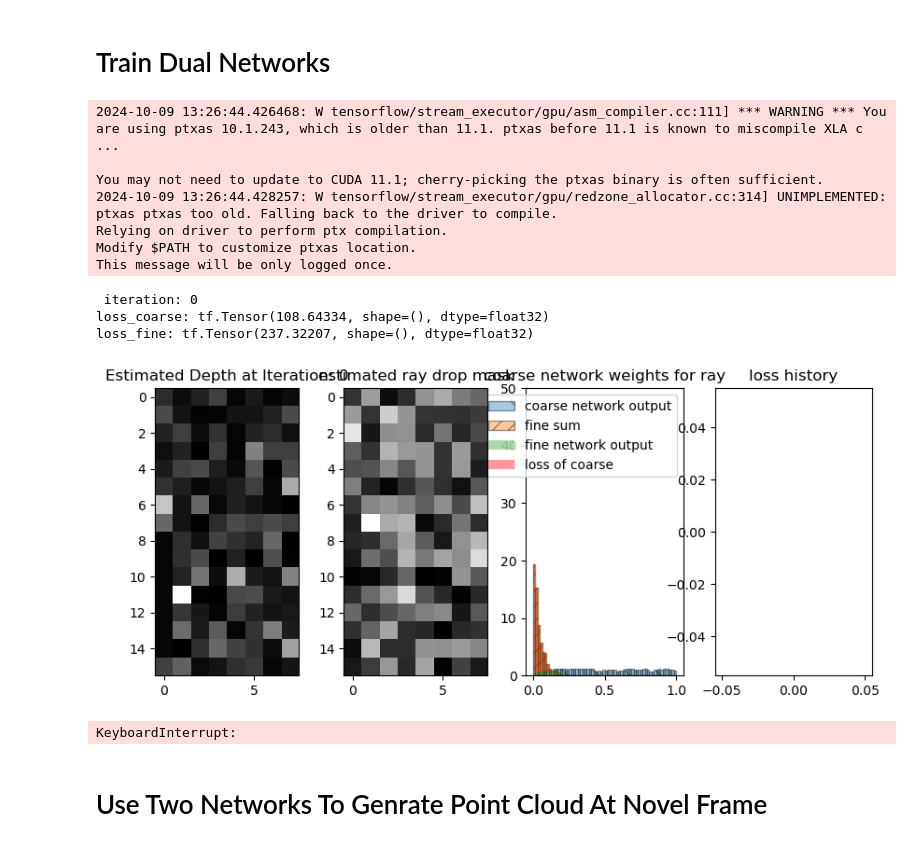
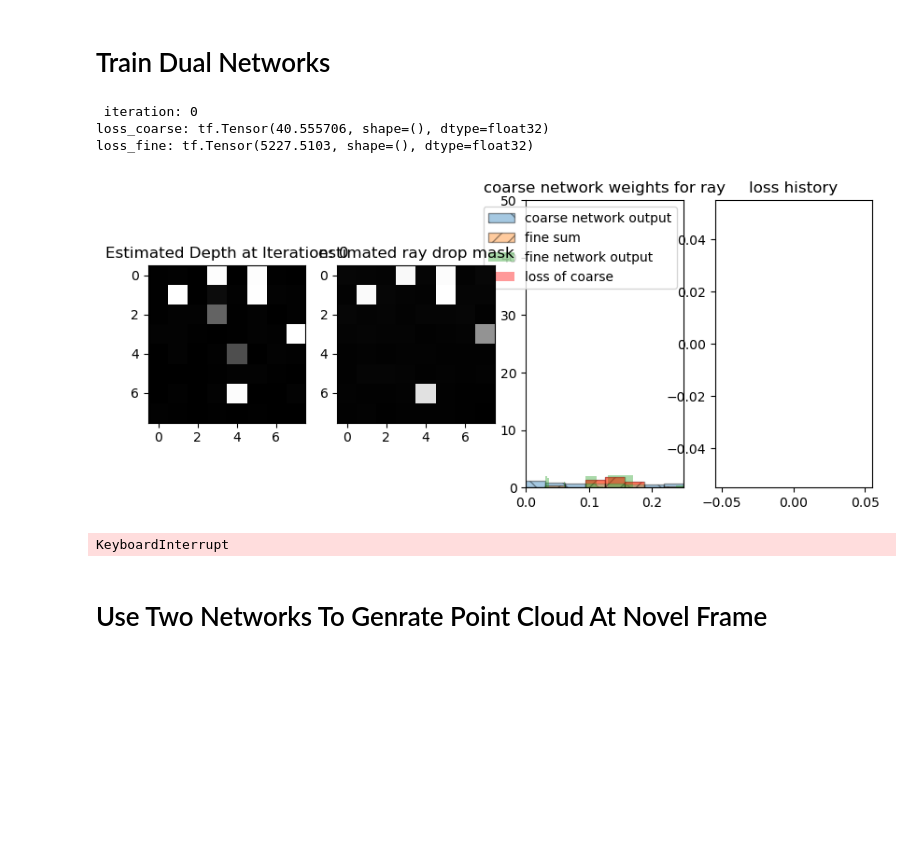
Before and after one commit to mcdermatt/ASAR, a Jupyter notebook: v3/nerf/coarseToFine.ipynb, the cells around one changed output. Drawn from its saved outputs; the diff is of its cells as text; code cells hidden in the pictures; blank space fills up the shorter version.

```diff
--- a/v3/nerf/coarseToFine.ipynb
+++ b/v3/nerf/coarseToFine.ipynb
@@ -1942,40 +2108,39 @@ ax[2].imshow(mask)
 # %%
 from lidar_nerf_utils import *
 from coarse_network_utils import*
-# tf.config.run_functions_eagerly(True)
-# tf.config.run_functions_eagerly(False)
 
 model_coarse = init_model_proposal()
 model_fine = init_model()
-model_fine = model #warm start from previous training loop
+# model_fine = model #warm start from previous training loop
 loss_hist = np.zeros([0])
 
 # optimizer_coarse = tf.keras.optimizers.Adam(1e-3)
 # optimizer_coarse = tf.keras.optimizers.Adam(1e-4)
 # optimizer_coarse = tf.keras.optimizers.Adam(5e-5)
-# optimizer_coarse = tf.keras.optimizers.Adam(1e-5)
+optimizer_coarse = tf.keras.optimizers.Adam(1e-5)
 # optimizer_coarse = tf.keras.optimizers.Adam(5e-6)
 # optimizer_coarse = tf.keras.optimizers.Adam(1e-6)
-optimizer_coarse = tf.keras.optimizers.Adam(1e-7)
+# optimizer_coarse = tf.keras.optimizers.Adam(1e-9)
 
 # optimizer_fine = tf.keras.optimizers.Adam(5e-4)
 # optimizer_fine = tf.keras.optimizers.Adam(1e-4)
 # optimizer_fine = tf.keras.optimizers.Adam(5e-5)
 # optimizer_fine = tf.keras.optimizers.Adam(2.5e-5)
-# optimizer_fine = tf.keras.optimizers.Adam(1e-5)
+optimizer_fine = tf.keras.optimizers.Adam(1e-5)
 # optimizer_fine = tf.keras.optimizers.Adam(5e-6)
-# optimizer_fine = tf.keras.optimizers.Adam(1e-6)
-optimizer_fine = tf.keras.optimizers.Adam(1e-7)
+# optimizer_fine = tf.keras.optimizers.Adam(2.5e-6)
+# optimizer_fine = tf.keras.optimizers.Adam(1e-6) # <---
+# optimizer_fine = tf.keras.optimizers.Adam(1e-7)
 
 
 n_bins_fine = 128 #512 #128
-n_bins_coarse = 64 #64 #32
+n_bins_coarse = 32 #64 #32
 near=0.
 far=1.
 N_iters = 1_000_000 #5_000
 psnrs = []
 iternums = []
-i_plot = 256 #256
+i_plot = 128 #256
 
 n_rots = 128 #128 #number of horizontal patches per 2*pi
 n_vert_patches = 1 #8 #number of vertical patches between phimin and phimax
@@ -1998,7 +2163,7 @@ for i in range(N_iters):
 
     #break up scans vertically at train time
     # this works but make sure to drop the LR proportionally!
-    patch_height = 16 #16
+    patch_height = 8 #16
     vert_crop_start = np.random.randint(0,H - patch_height - 1)
     vert_crop_end = vert_crop_start + patch_height
     target = images[img_i,vert_crop_start:vert_crop_end,:,:1]
@@ -2055,6 +2220,9 @@ for i in range(N_iters):
 
         #per mip-nerf 360, calculate fine losss first
         loss_fine = calculate_loss(depth, ray_drop, target, target_drop_mask, CDF = CDF, gtCDF = gtCDF)
+        #for benchmarking-- run traditional "direct depth" loss
+#         loss_fine = calculate_loss_Mai_City(depth, ray_drop, target, target_drop_mask)
+
         weights_fine_stopped = tf.stop_gradient(weights_fine)
 
         loss_coarse, fine_sum = calculate_loss_coarse_network(z_vals_coarse[:,:,:,0],
@@ -2092,58 +2260,43 @@ for i in range(N_iters):
         print("loss_fine:", loss_fine)
         mask = tf.cast(fine_sum > weights_coarse[:,:,:,0], tf.float32)
         L_along_ray = mask * (fine_sum - weights_coarse[:,:,:,0]) * width_coarse[:,:,:,0]
-#         print("weights_coarse outside", weights_coarse[0,0,:,0])
-#         print("weights_fine", weights_fine[0,0,:])
-#         print("fine_sum outside", fine_sum[0,0,:])
-#         print("L along ray", L_along_ray[0,0,:])
-#         print("mask outside: \n", mask[0,0,:])
-#         print("z_vals_coarse \n", z_vals_coarse[0,0,:,0])
-#         print("width_coarse \n", width_coarse[0,0,:,0])
-#         print("z_vals_fine \n", z_vals_fine[0,0,:,0])
-#         print("width_fine \n", width_fine[0,0,:])
 
         look_at = 0
         p.figure(figsize=(10,4))
         p.subplot(141)
         p.imshow(depth,cmap = "gray")#, norm='log')
         p.title(f'Estimated Depth at Iteration: {i}')
         p.subplot(143)
         p.bar(z_vals_coarse[look_at,0,:,0], weights_coarse[look_at,0,:,0], width=width_coarse[look_at,0,:,0],
              alpha = 0.4, label = 'coarse network output', hatch = '\\', edgecolor = 'black')
 
         p.bar(z_vals_coarse[look_at,0,:,0], fine_sum[look_at,0,:], width=width_coarse[look_at,0,:,0],
              alpha = 0.4, label = 'fine sum', hatch = '//', edgecolor = 'black')
 
         p.bar(z_vals_fine[look_at,0,:,0], weights_fine[look_at,0,:], width=width_fine[look_at,0,:],
              alpha = 0.4, label= 'fine network output')
         p.bar(z_vals_coarse[look_at,0,:,0], L_along_ray[look_at,0,:]/width_coarse[look_at,0,:,0], width=width_coarse[look_at,0,:,0],
               bottom = weights_coarse[look_at,0,:,0], alpha = 0.4, color = 'red',
               label= 'loss of coarse')
         p.ylim([0,50])
+        p.xlim([0,0.25])
         p.title('coarse network weights for ray')
         p.legend(loc="best")
         p.subplot(142)
         p.imshow(ray_drop, cmap="gray")#, norm = 'log')
         p.title("estimated ray drop mask")
         p.subplot(144)
         p.title("loss history")
         p.plot(loss_hist)
         p.show()
     else:
         loss_since_last_plot = np.append(loss_since_last_plot, loss_fine)
 # %% [output]
-2024-10-09 13:26:44.426468: W tensorflow/stream_executor/gpu/asm_compiler.cc:111] *** WARNING *** You are using ptxas 10.1.243, which is older than 11.1. ptxas before 11.1 is known to miscompile XLA c ...
-
-You may not need to update to CUDA 11.1; cherry-picking the ptxas binary is often sufficient.
-2024-10-09 13:26:44.428257: W tensorflow/stream_executor/gpu/redzone_allocator.cc:314] UNIMPLEMENTED: ptxas ptxas too old. Falling back to the driver to compile.
-Relying on driver to perform ptx compilation.
-Modify $PATH to customize ptxas location.
-This message will be only logged once.
+ iteration: 0
+loss_coarse: tf.Tensor(40.555706, shape=(), dtype=float32)
+loss_fine: tf.Tensor(5227.5103, shape=(), dtype=float32)
+[figure, new version]
- iteration: 0
-loss_coarse: tf.Tensor(108.64334, shape=(), dtype=float32)
-loss_fine: tf.Tensor(237.32207, shape=(), dtype=float32)
+KeyboardInterrupt
-[figure, old version]
-KeyboardInterrupt:
 # %% [markdown]
 # Use Two Networks To Genrate Point Cloud At Novel Frame
 # %%
```
Also changed, not shown: parts of 29 cells of this notebook, 2 other files.
